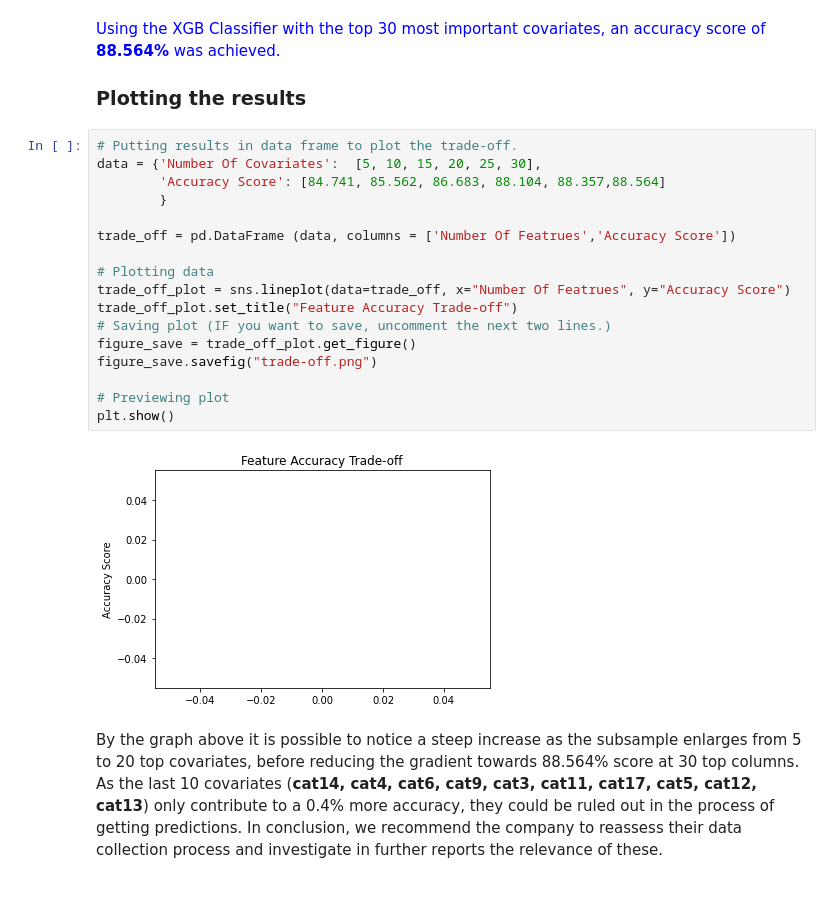
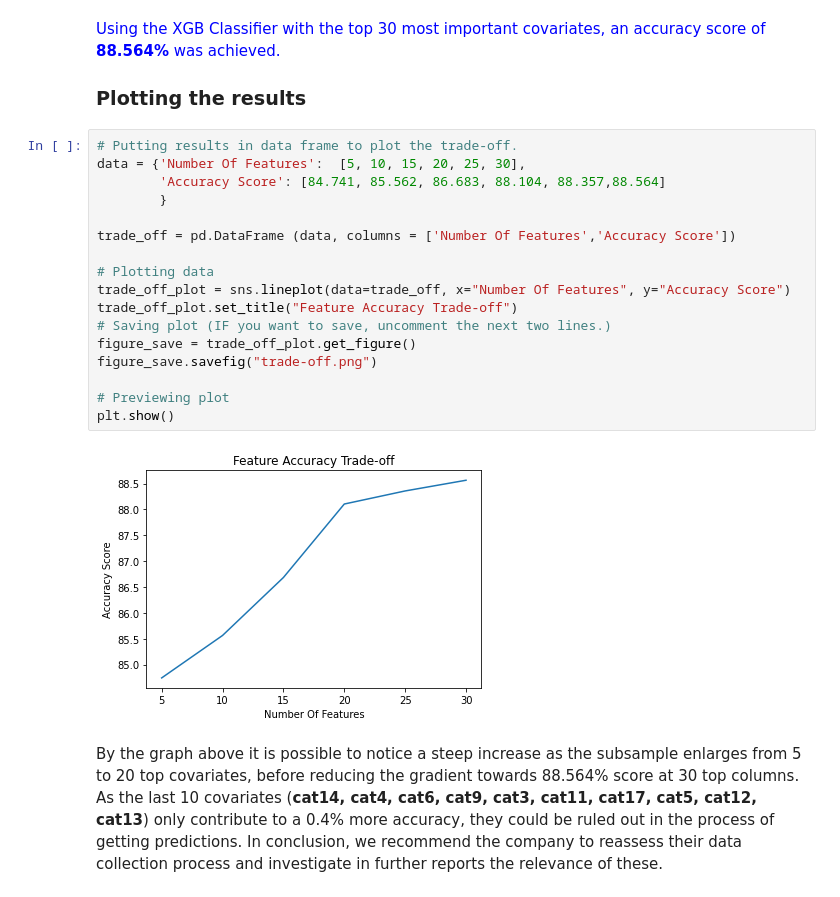
Before and after one commit to AMLoucas/ID5059-Project-2, a Jupyter notebook: Final-Markdown.ipynb, the cells around one changed output. Cells and saved outputs as stored; diff of their text form.

```diff
--- a/Final-Markdown.ipynb
+++ b/Final-Markdown.ipynb
@@ -1357,22 +1359,22 @@ submit_file.to_csv('top30-xgboost.csv')
 ### Plotting the results
 # %%
 # Putting results in data frame to plot the trade-off.
-data = {'Number Of Covariates':  [5, 10, 15, 20, 25, 30],
+data = {'Number Of Features':  [5, 10, 15, 20, 25, 30],
         'Accuracy Score': [84.741, 85.562, 86.683, 88.104, 88.357,88.564]
         }
 
-trade_off = pd.DataFrame (data, columns = ['Number Of Featrues','Accuracy Score'])
+trade_off = pd.DataFrame (data, columns = ['Number Of Features','Accuracy Score'])
 
 # Plotting data
-trade_off_plot = sns.lineplot(data=trade_off, x="Number Of Featrues", y="Accuracy Score")
+trade_off_plot = sns.lineplot(data=trade_off, x="Number Of Features", y="Accuracy Score")
 trade_off_plot.set_title("Feature Accuracy Trade-off")
 # Saving plot (IF you want to save, uncomment the next two lines.)
 figure_save = trade_off_plot.get_figure()
 figure_save.savefig("trade-off.png")
 
 # Previewing plot
 plt.show()
 # %% [output]
-[figure, old version]
+[figure, new version]
 # %% [markdown]
 By the graph above it is possible to notice a steep increase as the subsample enlarges from 5 to 20 top covariates, before reducing the gradient towards 88.564% score at 30 top columns. As the last 10 covariates (**cat14, cat4, cat6, cat9, cat3, cat11, cat17, cat5, cat12, cat13**) only contribute to a 0.4% more accuracy, they could be ruled out in the process of getting predictions. In conclusion, we recommend the company to reassess their data collection process and investigate in further reports the relevance of these.
```
Also changed, not shown: parts of 1 cell of this notebook, 1 other file.
